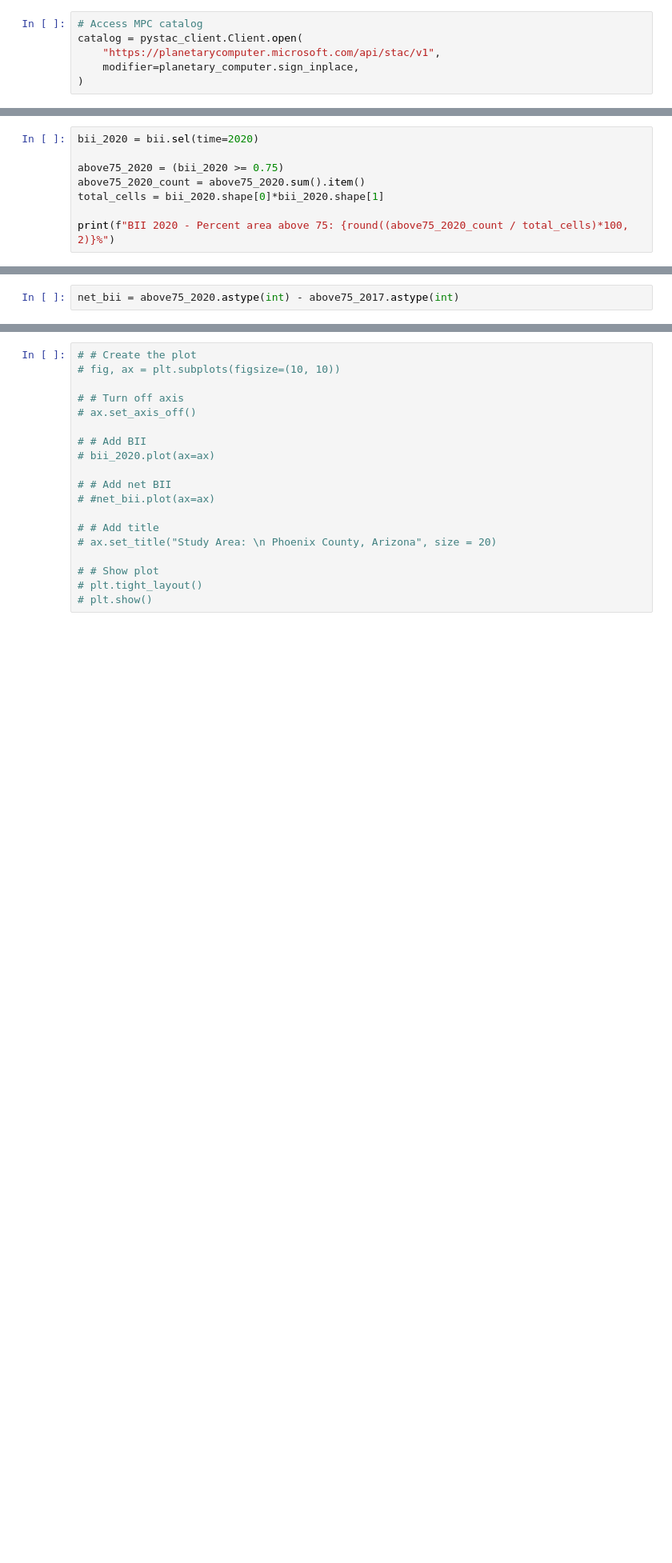
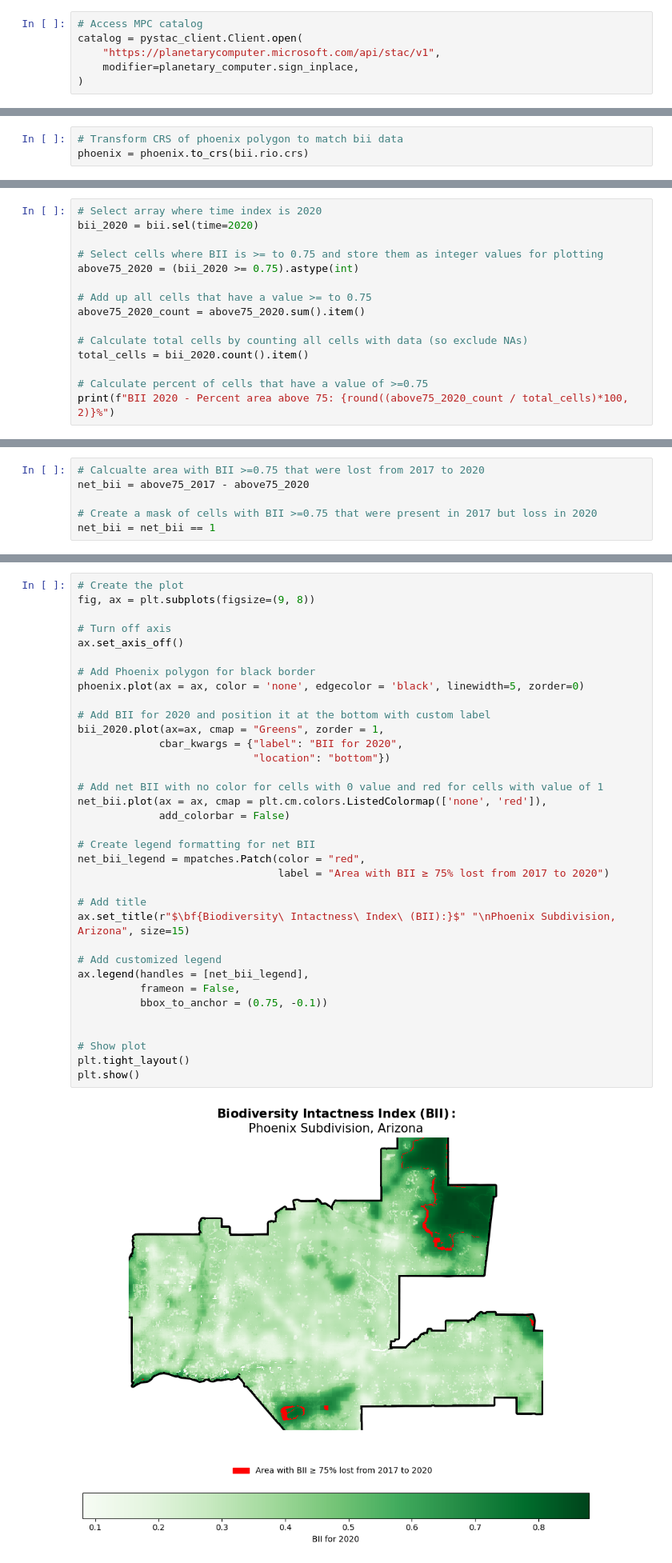
Before and after one commit to katleyq/biodiversity-assessment-arizona, a Jupyter notebook: notebooks/bio-div-index-timeseries.ipynb, the cells around one changed output, grey strips where cells are left out. Shown at 80% size. Drawn from its saved outputs; the diff is of its cells as text; blank space fills up the shorter version.

```diff
--- a/notebooks/bio-div-index-timeseries.ipynb
+++ b/notebooks/bio-div-index-timeseries.ipynb
@@ -95 +207,4 @@ bii = bii.rio.reproject(phoenix.crs)
+# %%
+# Transform CRS of phoenix polygon to match bii data
+phoenix = phoenix.to_crs(bii.rio.crs)
 # %%
@@ -110,8 +237,15 @@ print(f"BII 2017 - Percent area above 75: {round((above75_2017_count / total_cel
 # %%
+# Select array where time index is 2020
 bii_2020 = bii.sel(time=2020)
 
-above75_2020 = (bii_2020 >= 0.75)
+# Select cells where BII is >= to 0.75 and store them as integer values for plotting
+above75_2020 = (bii_2020 >= 0.75).astype(int)
+
+# Add up all cells that have a value >= to 0.75
 above75_2020_count = above75_2020.sum().item()
-total_cells = bii_2020.shape[0]*bii_2020.shape[1]
 
+# Calculate total cells by counting all cells with data (so exclude NAs)
+total_cells = bii_2020.count().item()
+
+# Calculate percent of cells that have a value of >=0.75
 print(f"BII 2020 - Percent area above 75: {round((above75_2020_count / total_cells)*100, 2)}%")
@@ -118,2 +256,6 @@ print(f"BII 2020 - Percent area above 75: {round((above75_2020_count / total_cel
 # %%
-net_bii = above75_2020.astype(int) - above75_2017.astype(int)
+# Calcualte area with BII >=0.75 that were lost from 2017 to 2020
+net_bii = above75_2017 - above75_2020
+
+# Create a mask of cells with BII >=0.75 that were present in 2017 but loss in 2020
+net_bii = net_bii == 1
@@ -124,19 +264,37 @@ net_bii.plot()
 # %%
-# # Create the plot
-# fig, ax = plt.subplots(figsize=(10, 10))
+# Create the plot
+fig, ax = plt.subplots(figsize=(9, 8))
 
-# # Turn off axis
-# ax.set_axis_off()
+# Turn off axis
+ax.set_axis_off()
 
-# # Add BII
-# bii_2020.plot(ax=ax)
+# Add Phoenix polygon for black border
+phoenix.plot(ax = ax, color = 'none', edgecolor = 'black', linewidth=5, zorder=0)
 
-# # Add net BII
-# #net_bii.plot(ax=ax)
+# Add BII for 2020 and position it at the bottom with custom label
+bii_2020.plot(ax=ax, cmap = "Greens", zorder = 1,
+             cbar_kwargs = {"label": "BII for 2020",
+                            "location": "bottom"})
 
-# # Add title
-# ax.set_title("Study Area: \n Phoenix County, Arizona", size = 20)
+# Add net BII with no color for cells with 0 value and red for cells with value of 1
+net_bii.plot(ax = ax, cmap = plt.cm.colors.ListedColormap(['none', 'red']),
+             add_colorbar = False)
 
-# # Show plot
-# plt.tight_layout()
-# plt.show()
+# Create legend formatting for net BII
+net_bii_legend = mpatches.Patch(color = "red",
+                                label = "Area with BII ≥ 75% lost from 2017 to 2020")
+
+# Add title
+ax.set_title(r"$\bf{Biodiversity\ Intactness\ Index\ (BII):}$" "\nPhoenix Subdivision, Arizona", size=15)
+
+# Add customized legend
+ax.legend(handles = [net_bii_legend],
+          frameon = False,
+          bbox_to_anchor = (0.75, -0.1))
+
+
+# Show plot
+plt.tight_layout()
+plt.show()
+# %% [output]
+[figure, added]
```
Also changed, not shown: parts of 40 cells of this notebook.
